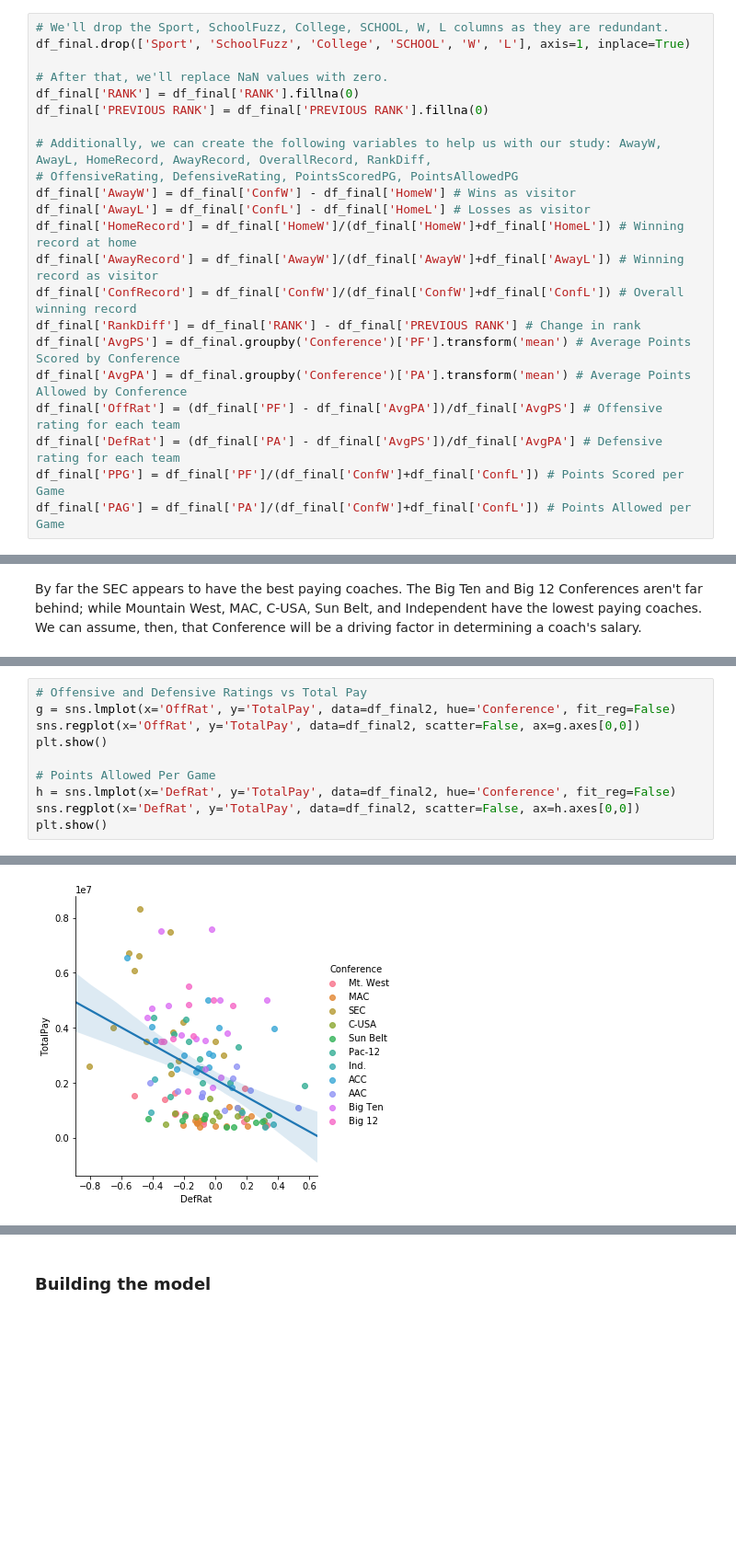
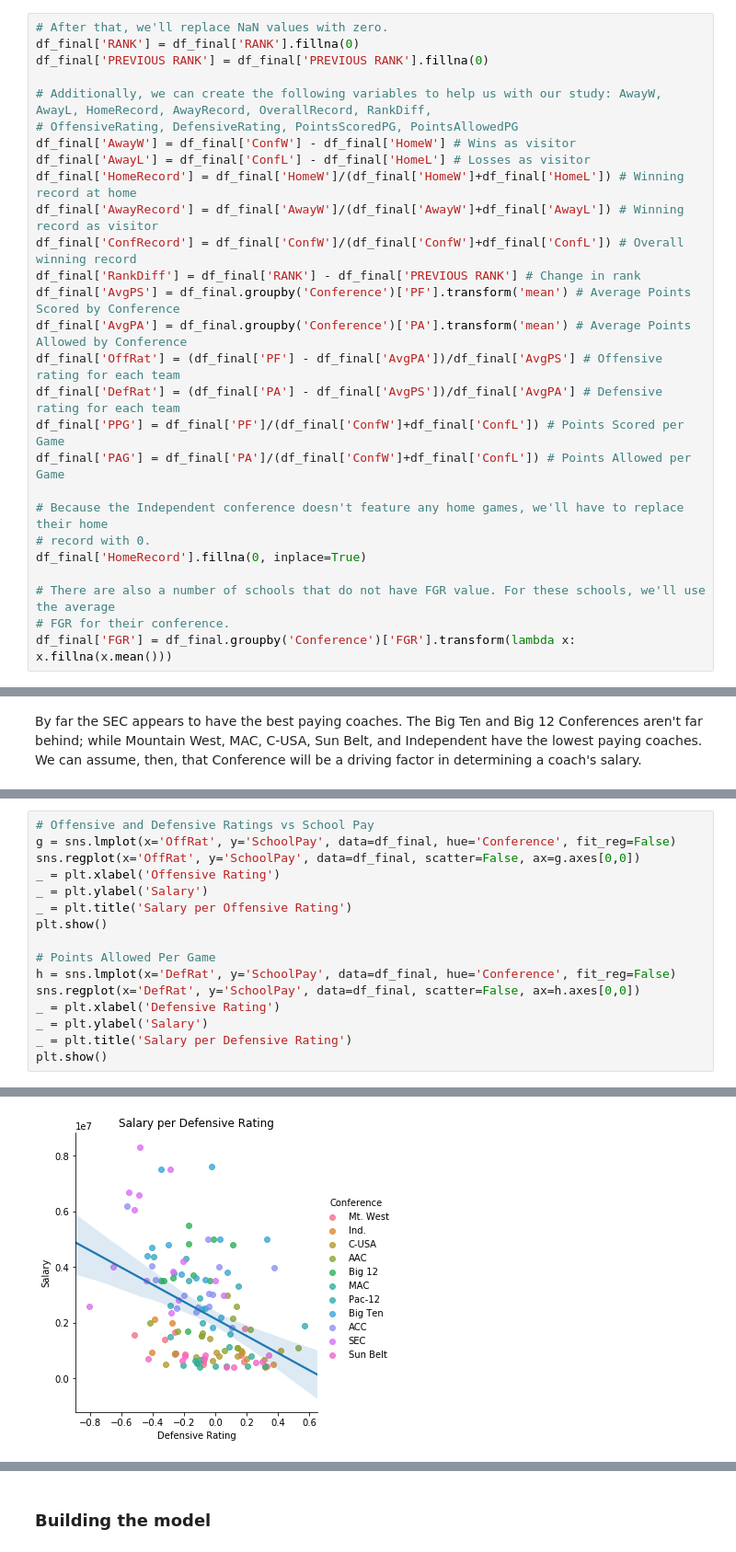
Before and after one commit to MartnAR/IST718, a Jupyter notebook: Labs/Coaches9_2_2/Alonso_Lab1.ipynb, the cells around one changed output, grey strips where cells are left out. Shown: that part at 92% size. Cells and saved outputs as stored; diff of their text form; blank space fills up the shorter version.

```diff
--- a/Labs/Coaches9_2_2/Alonso_Lab1.ipynb
+++ b/Labs/Coaches9_2_2/Alonso_Lab1.ipynb
@@ -343,7 +334,4 @@ We'll now proceed to clean the final dataset once more and begin doing some expl
 # %%
-# We'll drop the Sport, SchoolFuzz, College, SCHOOL, W, L columns as they are redundant.
-df_final.drop(['Sport', 'SchoolFuzz', 'College', 'SCHOOL', 'W', 'L'], axis=1, inplace=True)
-
 # After that, we'll replace NaN values with zero.
 df_final['RANK'] = df_final['RANK'].fillna(0)
 df_final['PREVIOUS RANK'] = df_final['PREVIOUS RANK'].fillna(0)
@@ -362,6 +350,14 @@ df_final['OffRat'] = (df_final['PF'] - df_final['AvgPA'])/df_final['AvgPS'] # Of
 df_final['DefRat'] = (df_final['PA'] - df_final['AvgPS'])/df_final['AvgPA'] # Defensive rating for each team
 df_final['PPG'] = df_final['PF']/(df_final['ConfW']+df_final['ConfL']) # Points Scored per Game
 df_final['PAG'] = df_final['PA']/(df_final['ConfW']+df_final['ConfL']) # Points Allowed per Game
+
+# Because the Independent conference doesn't feature any home games, we'll have to replace their home
+# record with 0.
+df_final['HomeRecord'].fillna(0, inplace=True)
+
+# There are also a number of schools that do not have FGR value. For these schools, we'll use the average
+# FGR for their conference.
+df_final['FGR'] = df_final.groupby('Conference')['FGR'].transform(lambda x: x.fillna(x.mean()))
 # %%
 df_final.head()
 # %% [output]
@@ -513,11 +498,17 @@ As expected, there's a positive relationship between high scoring teams and tota
 # %%
-# Offensive and Defensive Ratings vs Total Pay
-g = sns.lmplot(x='OffRat', y='TotalPay', data=df_final2, hue='Conference', fit_reg=False)
-sns.regplot(x='OffRat', y='TotalPay', data=df_final2, scatter=False, ax=g.axes[0,0])
+# Offensive and Defensive Ratings vs School Pay
+g = sns.lmplot(x='OffRat', y='SchoolPay', data=df_final, hue='Conference', fit_reg=False)
+sns.regplot(x='OffRat', y='SchoolPay', data=df_final, scatter=False, ax=g.axes[0,0])
+_ = plt.xlabel('Offensive Rating')
+_ = plt.ylabel('Salary')
+_ = plt.title('Salary per Offensive Rating')
 plt.show()
 
 # Points Allowed Per Game
-h = sns.lmplot(x='DefRat', y='TotalPay', data=df_final2, hue='Conference', fit_reg=False)
-sns.regplot(x='DefRat', y='TotalPay', data=df_final2, scatter=False, ax=h.axes[0,0])
+h = sns.lmplot(x='DefRat', y='SchoolPay', data=df_final, hue='Conference', fit_reg=False)
+sns.regplot(x='DefRat', y='SchoolPay', data=df_final, scatter=False, ax=h.axes[0,0])
+_ = plt.xlabel('Defensive Rating')
+_ = plt.ylabel('Salary')
+_ = plt.title('Salary per Defensive Rating')
 plt.show()
 # %% [output]
@@ -525 +516 @@ plt.show()
-[figure, old version]
+[figure, new version]
```
Also changed, not shown: parts of 58 cells of this notebook, 2 other files.
